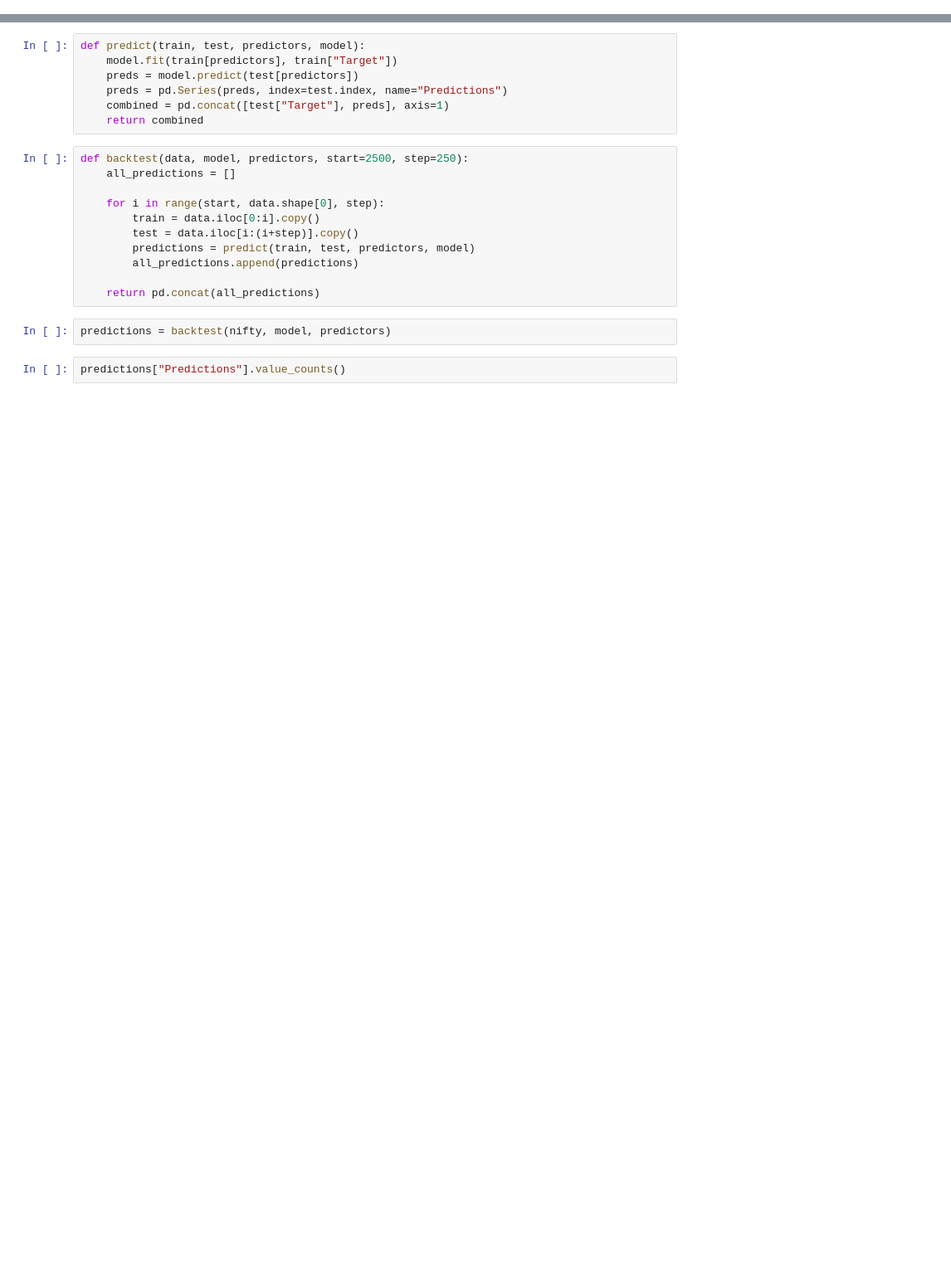
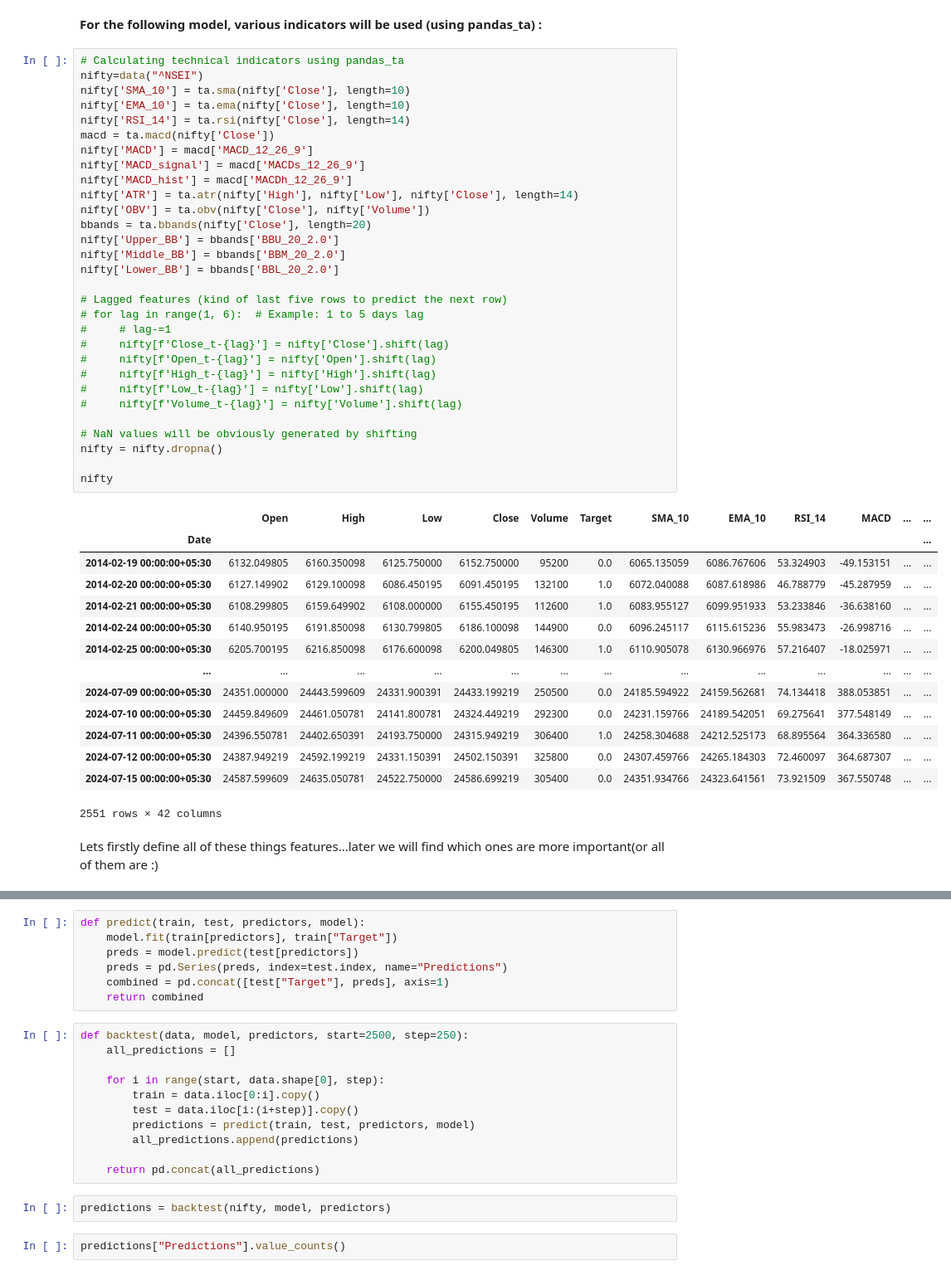
Before and after one commit to Raj-Harshit23/SoC-Automated-Trading, a Jupyter notebook: price_predictor/prediction.ipynb, the cells around one changed output, grey strips where cells are left out. Shown: that part at 83% size. Cells and saved outputs as stored; diff of their text form; blank space fills up the shorter version.

```diff
--- a/price_predictor/prediction.ipynb
+++ b/price_predictor/prediction.ipynb
@@ -67,0 +80,49 @@ combined.plot()
+# %% [markdown]
+**For the following model, various indicators will be used (using pandas_ta) :**
+# %%
+# Calculating technical indicators using pandas_ta
+nifty=data("^NSEI")
+nifty['SMA_10'] = ta.sma(nifty['Close'], length=10)
+nifty['EMA_10'] = ta.ema(nifty['Close'], length=10)
+nifty['RSI_14'] = ta.rsi(nifty['Close'], length=14)
+macd = ta.macd(nifty['Close'])
+nifty['MACD'] = macd['MACD_12_26_9']
+nifty['MACD_signal'] = macd['MACDs_12_26_9']
+nifty['MACD_hist'] = macd['MACDh_12_26_9']
+nifty['ATR'] = ta.atr(nifty['High'], nifty['Low'], nifty['Close'], length=14)
+nifty['OBV'] = ta.obv(nifty['Close'], nifty['Volume'])
+bbands = ta.bbands(nifty['Close'], length=20)
+nifty['Upper_BB'] = bbands['BBU_20_2.0']
+nifty['Middle_BB'] = bbands['BBM_20_2.0']
+nifty['Lower_BB'] = bbands['BBL_20_2.0']
+
+# Lagged features (kind of last five rows to predict the next row)
+# for lag in range(1, 6):  # Example: 1 to 5 days lag
+#     # lag-=1
+#     nifty[f'Close_t-{lag}'] = nifty['Close'].shift(lag)
+#     nifty[f'Open_t-{lag}'] = nifty['Open'].shift(lag)
+#     nifty[f'High_t-{lag}'] = nifty['High'].shift(lag)
+#     nifty[f'Low_t-{lag}'] = nifty['Low'].shift(lag)
+#     nifty[f'Volume_t-{lag}'] = nifty['Volume'].shift(lag)
+
+# NaN values will be obviously generated by shifting
+nifty = nifty.dropna()
+
+nifty
+# %% [output]
+|  | Open | High | Low | Close | Volume | Target | SMA_10 | EMA_10 | RSI_14 | MACD | ... | ... |
+| Date |  |  |  |  |  |  |  |  |  |  |  | ... |
+| 2014-02-19 00:00:00+05:30 | 6132.049805 | 6160.350098 | 6125.750000 | 6152.750000 | 95200 | 0.0 | 6065.135059 | 6086.767606 | 53.324903 | -49.153151 | ... | ... |
+| 2014-02-20 00:00:00+05:30 | 6127.149902 | 6129.100098 | 6086.450195 | 6091.450195 | 132100 | 1.0 | 6072.040088 | 6087.618986 | 46.788779 | -45.287959 | ... | ... |
+| 2014-02-21 00:00:00+05:30 | 6108.299805 | 6159.649902 | 6108.000000 | 6155.450195 | 112600 | 1.0 | 6083.955127 | 6099.951933 | 53.233846 | -36.638160 | ... | ... |
+| 2014-02-24 00:00:00+05:30 | 6140.950195 | 6191.850098 | 6130.799805 | 6186.100098 | 144900 | 0.0 | 6096.245117 | 6115.615236 | 55.983473 | -26.998716 | ... | ... |
+| 2014-02-25 00:00:00+05:30 | 6205.700195 | 6216.850098 | 6176.600098 | 6200.049805 | 146300 | 1.0 | 6110.905078 | 6130.966976 | 57.216407 | -18.025971 | ... | ... |
+| ... | ... | ... | ... | ... | ... | ... | ... | ... | ... | ... | ... | ... |
+| 2024-07-09 00:00:00+05:30 | 24351.000000 | 24443.599609 | 24331.900391 | 24433.199219 | 250500 | 0.0 | 24185.594922 | 24159.562681 | 74.134418 | 388.053851 | ... | ... |
+| 2024-07-10 00:00:00+05:30 | 24459.849609 | 24461.050781 | 24141.800781 | 24324.449219 | 292300 | 0.0 | 24231.159766 | 24189.542051 | 69.275641 | 377.548149 | ... | ... |
+| 2024-07-11 00:00:00+05:30 | 24396.550781 | 24402.650391 | 24193.750000 | 24315.949219 | 306400 | 1.0 | 24258.304688 | 24212.525173 | 68.895564 | 364.336580 | ... | ... |
+| 2024-07-12 00:00:00+05:30 | 24387.949219 | 24592.199219 | 24331.150391 | 24502.150391 | 325800 | 0.0 | 24307.459766 | 24265.184303 | 72.460097 | 364.687307 | ... | ... |
+| 2024-07-15 00:00:00+05:30 | 24587.599609 | 24635.050781 | 24522.750000 | 24586.699219 | 305400 | 0.0 | 24351.934766 | 24323.641561 | 73.921509 | 367.550748 | ... | ... |
+2551 rows × 42 columns
+# %% [markdown]
+Lets firstly define all of these things features...later we will find which ones are more important(or all of them are :)
```
Also changed, not shown: parts of 30 cells of this notebook.
